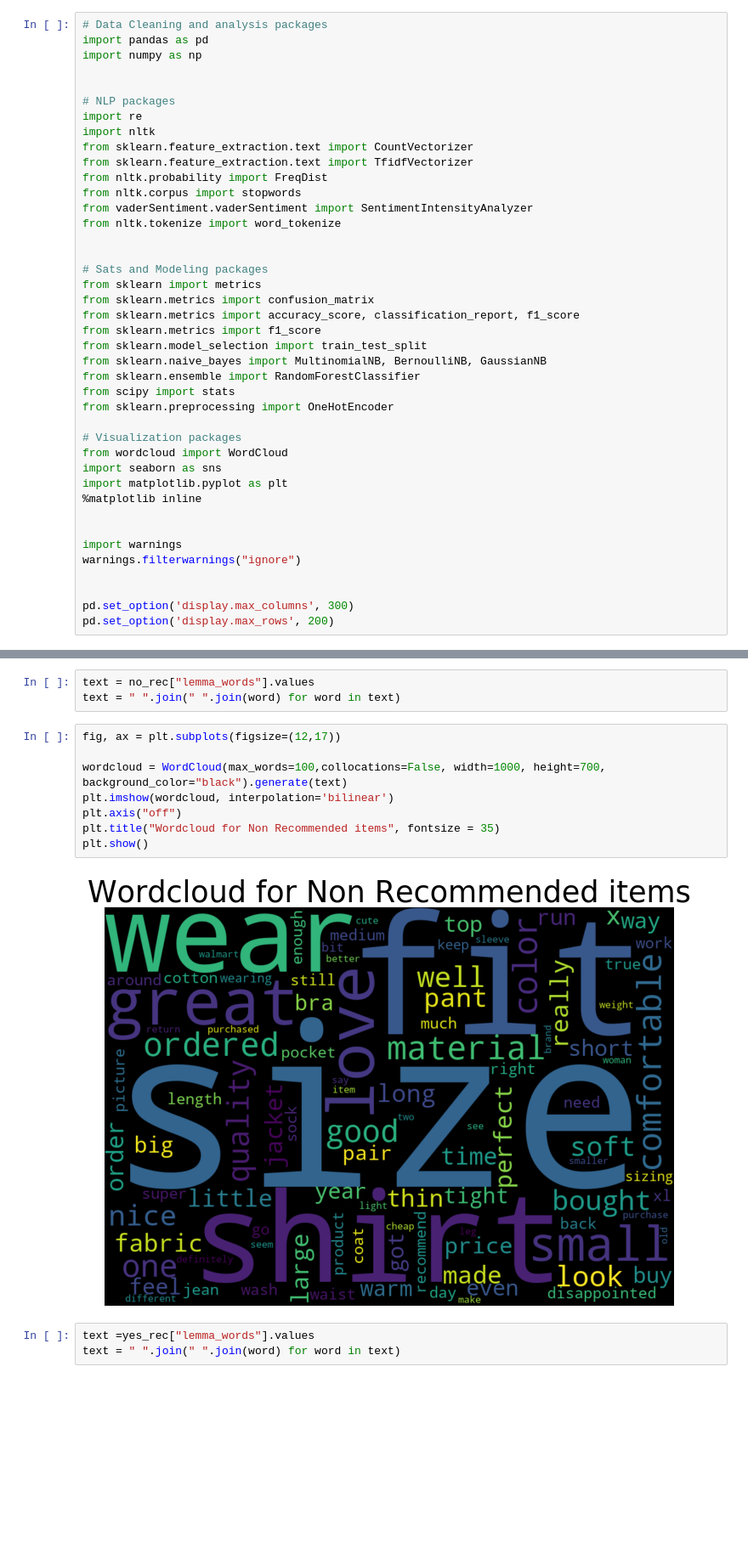
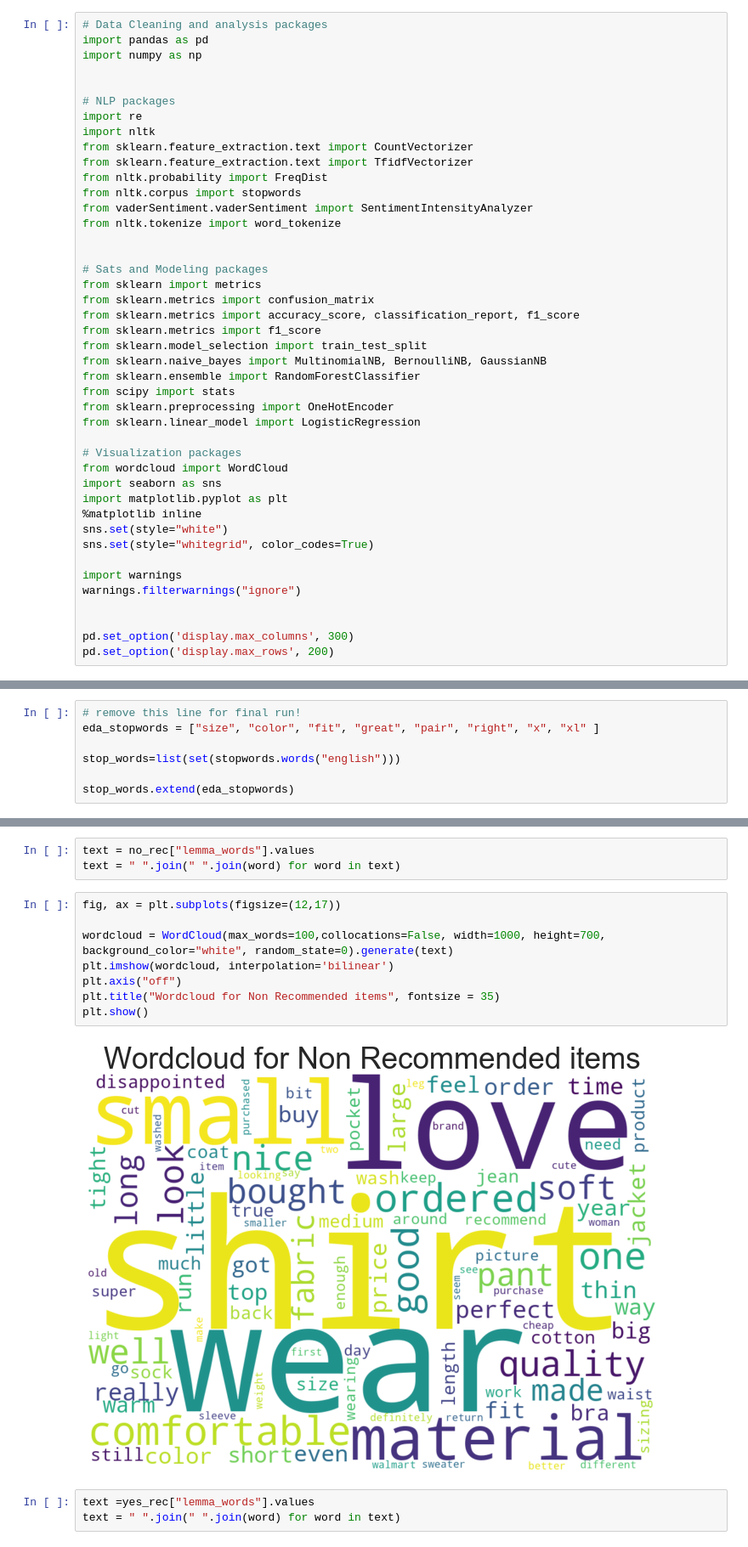
Before and after one commit to dorjeys3/Walmart_proj, a Jupyter notebook: Preprocessing.ipynb, the cells around one changed output, grey strips where cells are left out. Shown at 85% size. Drawn from its saved outputs; the diff is of its cells as text; blank space fills up the shorter version.

```diff
--- a/Preprocessing.ipynb
+++ b/Preprocessing.ipynb
@@ -25,13 +25,15 @@ from sklearn.naive_bayes import MultinomialNB, BernoulliNB, GaussianNB
 from sklearn.ensemble import RandomForestClassifier
 from scipy import stats
 from sklearn.preprocessing import OneHotEncoder
+from sklearn.linear_model import LogisticRegression
 
 # Visualization packages
 from wordcloud import WordCloud
 import seaborn as sns
 import matplotlib.pyplot as plt
 %matplotlib inline
-
+sns.set(style="white")
+sns.set(style="whitegrid", color_codes=True)
 
 import warnings
 warnings.filterwarnings("ignore")
@@ -102,6 +104,13 @@ Preprocessing steps:
 # %%
 lemmatizer = nltk.stem.WordNetLemmatizer()
 stop_words=list(set(stopwords.words("english")))
+# %%
+# remove this line for final run!
+eda_stopwords = ["size", "color", "fit", "great", "pair", "right", "x", "xl" ]
+
+stop_words=list(set(stopwords.words("english")))
+
+stop_words.extend(eda_stopwords)
 # %%
 def tokenize(text):
     return nltk.word_tokenize(text)
@@ -163,13 +172,13 @@ text = " ".join(" ".join(word) for word in text)
 # %%
 fig, ax = plt.subplots(figsize=(12,17))
 
-wordcloud = WordCloud(max_words=100,collocations=False, width=1000, height=700, background_color="black").generate(text)
+wordcloud = WordCloud(max_words=100,collocations=False, width=1000, height=700, background_color="white", random_state=0).generate(text)
 plt.imshow(wordcloud, interpolation='bilinear')
 plt.axis("off")
 plt.title("Wordcloud for Non Recommended items", fontsize = 35)
 plt.show()
 # %% [output]
-[figure, old version]
+[figure, new version]
 # %%
 text =yes_rec["lemma_words"].values
 text = " ".join(" ".join(word) for word in text)
```
Also changed, not shown: parts of 71 cells of this notebook.
